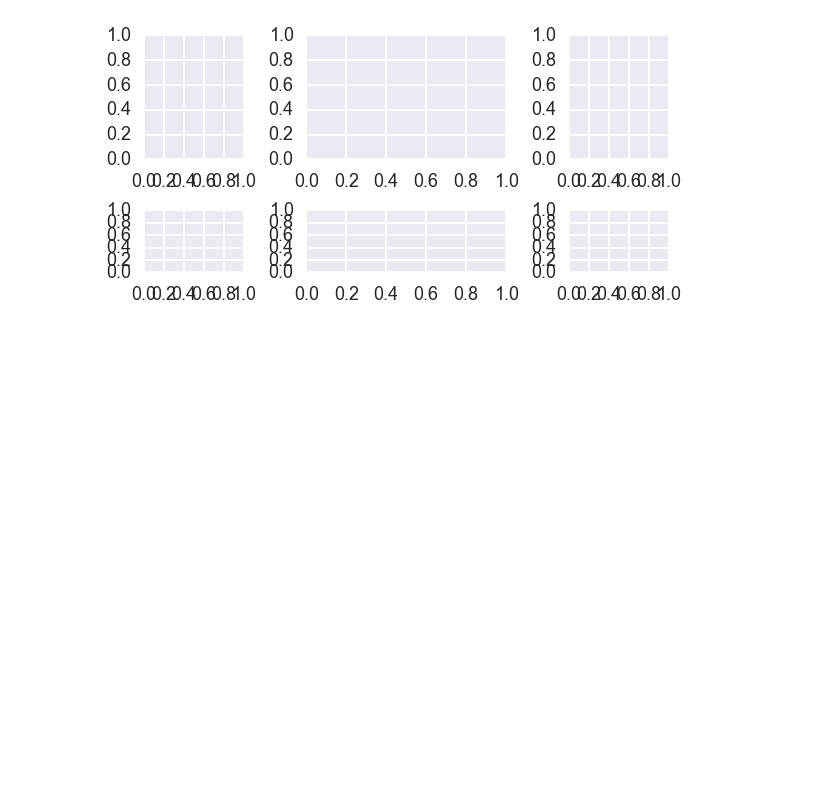
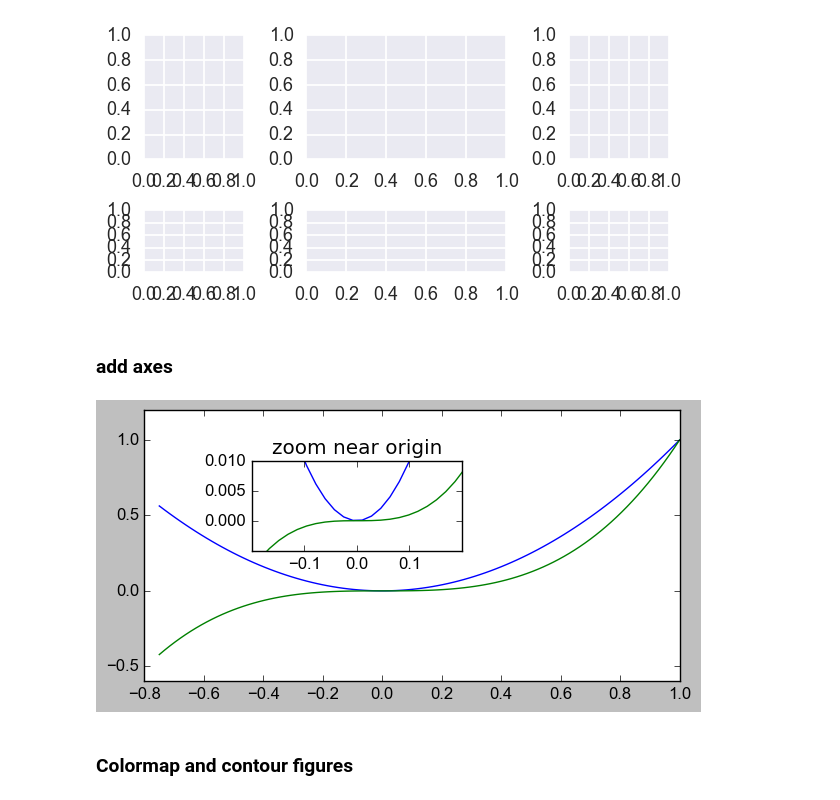
Before and after one commit to kcbighuge/misc-python, a Jupyter notebook: plotting-examples-seaborn-pandas.ipynb, the cells around one changed output. Saved outputs shown, nothing was run; the diff lists cells and outputs as text; code cells hidden in the pictures; blank space fills up the shorter version.

Commit message:
add colormaps, 3d plots, pandas plotting

```diff
--- a/plotting-examples-seaborn-pandas.ipynb
+++ b/plotting-examples-seaborn-pandas.ipynb
@@ -611,3 +621,33 @@ for g in gs:
 fig.tight_layout()
 # %% [output]
 [figure]
+# %% [markdown]
+### add axes
+# %%
+plt.style.use('default')
+#plt.style.use('ggplot')
+# %%
+fig, ax = plt.subplots()
+
+ax.plot(xx, xx**2, xx, xx**3)
+fig.tight_layout()
+fig.set_figheight(3)
+fig.set_figwidth(6)
+
+# inset
+inset_ax = fig.add_axes([0.25, 0.5, 0.35, 0.3]) # X, Y, width, height
+
+inset_ax.plot(xx, xx**2, xx, xx**3)
+inset_ax.set_title('zoom near origin')
+
+# set axis range
+inset_ax.set_xlim(-.2, .2)
+inset_ax.set_ylim(-.005, .01)
+
+# set axis tick locations
+inset_ax.set_yticks([0, 0.005, 0.01])
+inset_ax.set_xticks([-0.1,0,.1]);
+# %% [output]
+[figure, added]
+# %% [markdown]
+### Colormap and contour figures
```
Also changed, not shown: parts of 35 cells of this notebook.
